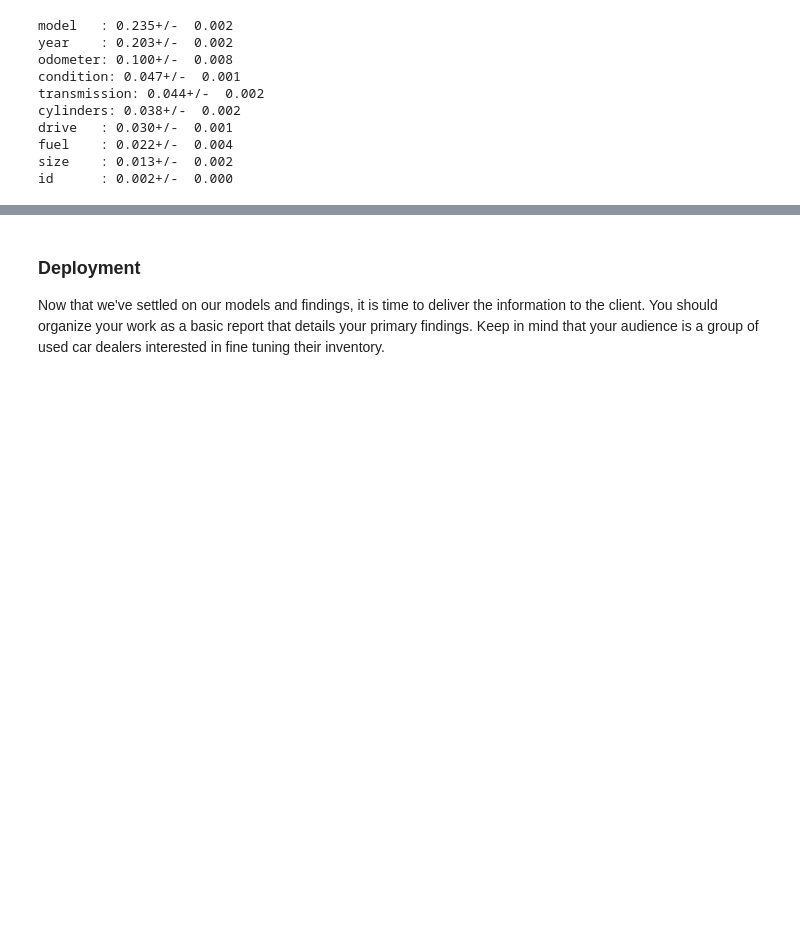
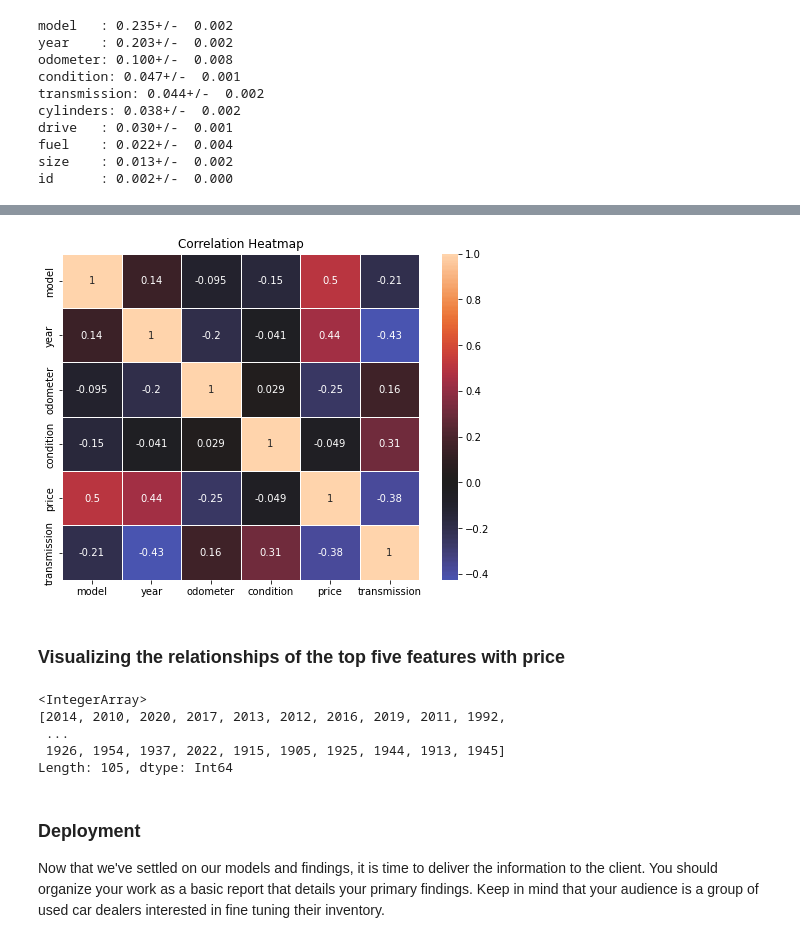
Before and after one commit to Lois-Wong/Used-Car-Prices, a Jupyter notebook: PracticalApplicationAssignment_II.ipynb, the cells around one changed output, grey strips where cells are left out. Drawn from its saved outputs; the diff is of its cells as text; code cells hidden in the pictures; blank space fills up the shorter version.

```diff
--- a/PracticalApplicationAssignment_II.ipynb
+++ b/PracticalApplicationAssignment_II.ipynb
@@ -555,5 +530,26 @@ top_four.corr()
+# %%
+#df of top 5 features with price
+top_five = final_df[["model", "year", "odometer", "condition", "price", "transmission"]]
+
+#correlation heatmap
+sns.cubehelix_palette(as_cmap=True)
+f, ax = plt.subplots(figsize=(8, 6))
+
+sns.heatmap(top_five.corr(), center = 0, linewidth = .5, annot = True).set(title='Correlation Heatmap');
+# %% [output]
+[figure, added]
+# %% [markdown]
+### Visualizing the relationships of the top five features with price
 # %%
 #plot of price vs year
+#use group_by
+final_df["year"].unique()
+# %% [output]
+<IntegerArray>
+[2014, 2010, 2020, 2017, 2013, 2012, 2016, 2019, 2011, 1992,
+ ...
+ 1926, 1954, 1937, 2022, 1915, 1905, 1925, 1944, 1913, 1945]
+Length: 105, dtype: Int64
 # %%
 #plot of price vs model
 # %%
```
Also changed, not shown: parts of 20 cells of this notebook.
